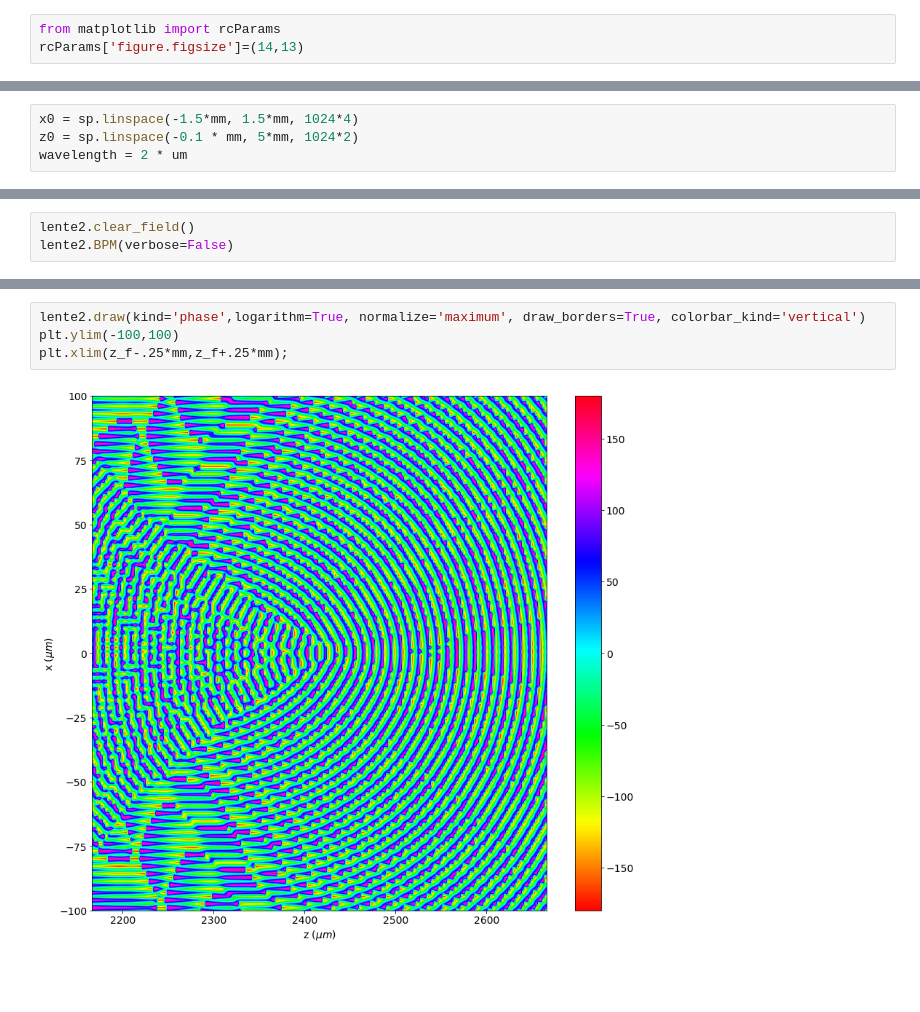
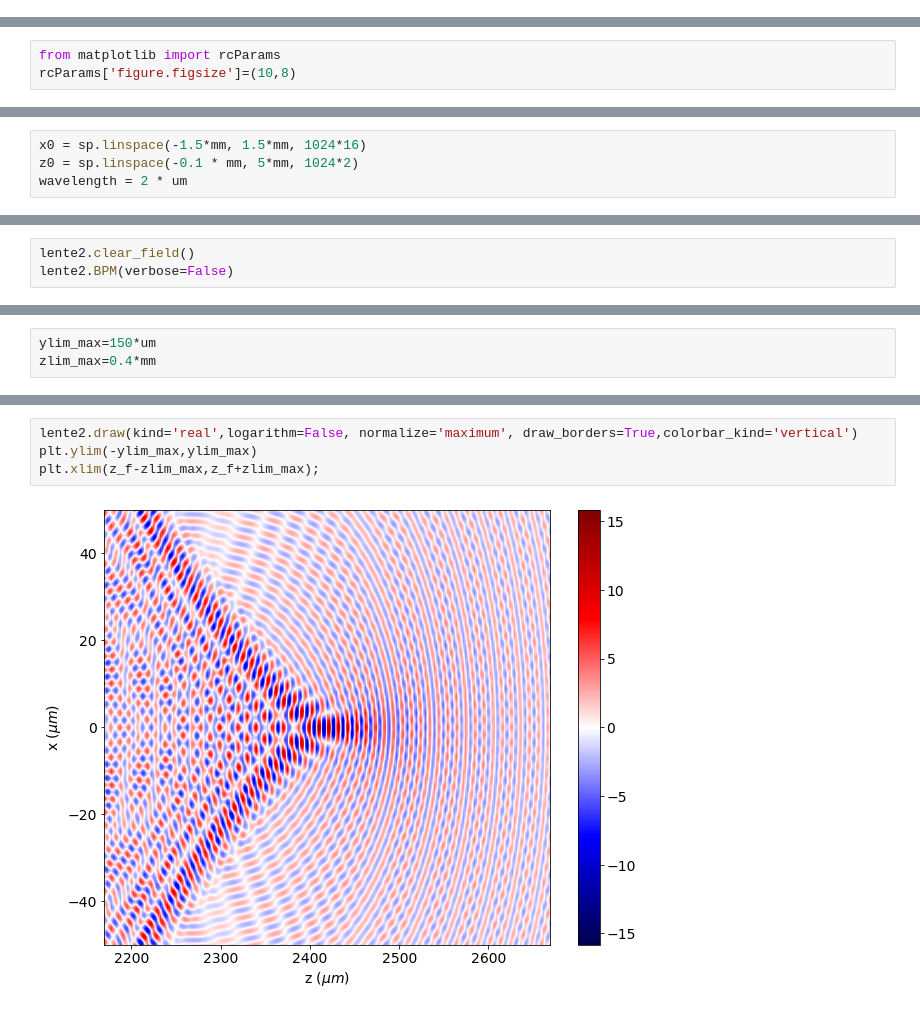
Before and after one commit to aocg-ucm/diffractio, a Jupyter notebook: docs/source/examples/to_process/drawing_xz.ipynb, the cells around one changed output, grey strips where cells are left out. Drawn from its saved outputs; the diff is of its cells as text; blank space fills up the shorter version.

```diff
--- a/docs/source/examples/to_process/drawing_xz.ipynb
+++ b/docs/source/examples/to_process/drawing_xz.ipynb
@@ -9,9 +9,6 @@
 %config InlineBackend.figure_format = 'png'
 
 from pprint import pprint
-# %%
-from matplotlib import rcParams
-rcParams['figure.figsize']=(14,13)
 # %%
 from diffractio import sp, nm, plt, np, mm, degrees, um
 from diffractio.scalar_sources_X import Scalar_source_X
@@ -25,7 +24,10 @@ import matplotlib.cm as cm
+# %%
+from matplotlib import rcParams
+rcParams['figure.figsize']=(10,8)
 # %% [markdown]
 ## lens
 # %%
-x0 = sp.linspace(-1.5*mm, 1.5*mm, 1024*4)
+x0 = sp.linspace(-1.5*mm, 1.5*mm, 1024*16)
 z0 = sp.linspace(-0.1 * mm, 5*mm, 1024*2)
 wavelength = 2 * um
 # %%
@@ -61,2 +63,5 @@ x = -0.366 um, z = 2416.365 um
+# %%
+ylim_max=150*um
+zlim_max=0.4*mm
 # %%
 lente2.draw(kind='intensity',logarithm=True, normalize='maximum', draw_borders=True, colorbar_kind='vertical')
@@ -73,6 +85,6 @@ plt.xlim(z_f-.25*mm,z_f+.25*mm);
 # %%
-lente2.draw(kind='phase',logarithm=True, normalize='maximum', draw_borders=True, colorbar_kind='vertical')
-plt.ylim(-100,100)
-plt.xlim(z_f-.25*mm,z_f+.25*mm);
+lente2.draw(kind='real',logarithm=False, normalize='maximum', draw_borders=True,colorbar_kind='vertical')
+plt.ylim(-ylim_max,ylim_max)
+plt.xlim(z_f-zlim_max,z_f+zlim_max);
 # %% [output]
-[figure, old version]
+[figure, new version]
```
Also changed, not shown: parts of 11 cells of this notebook, 5 other files.
